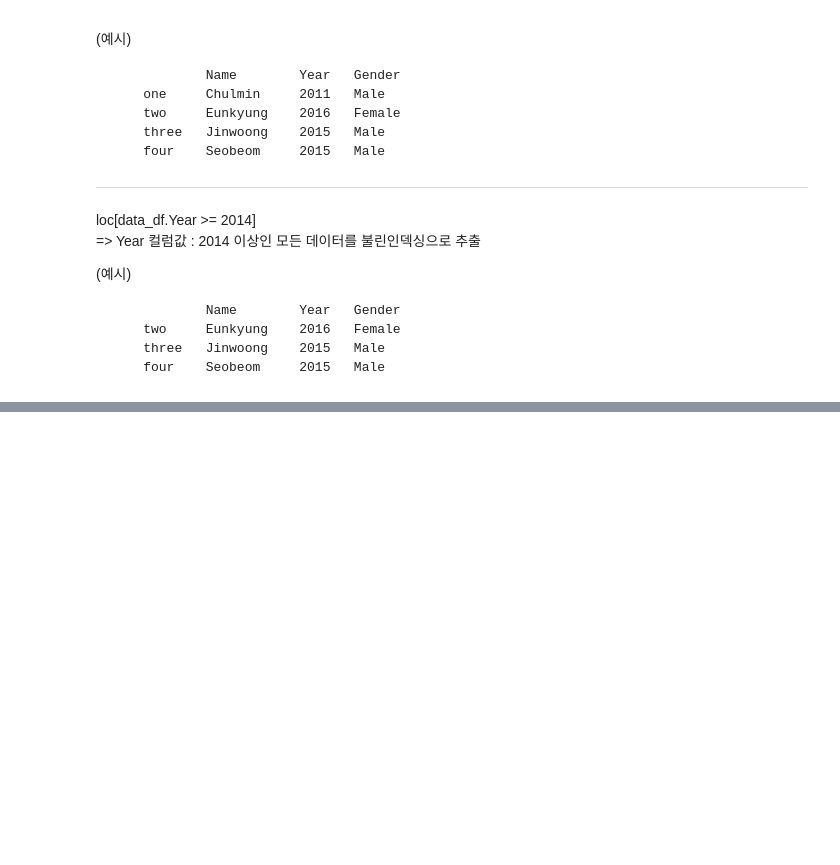
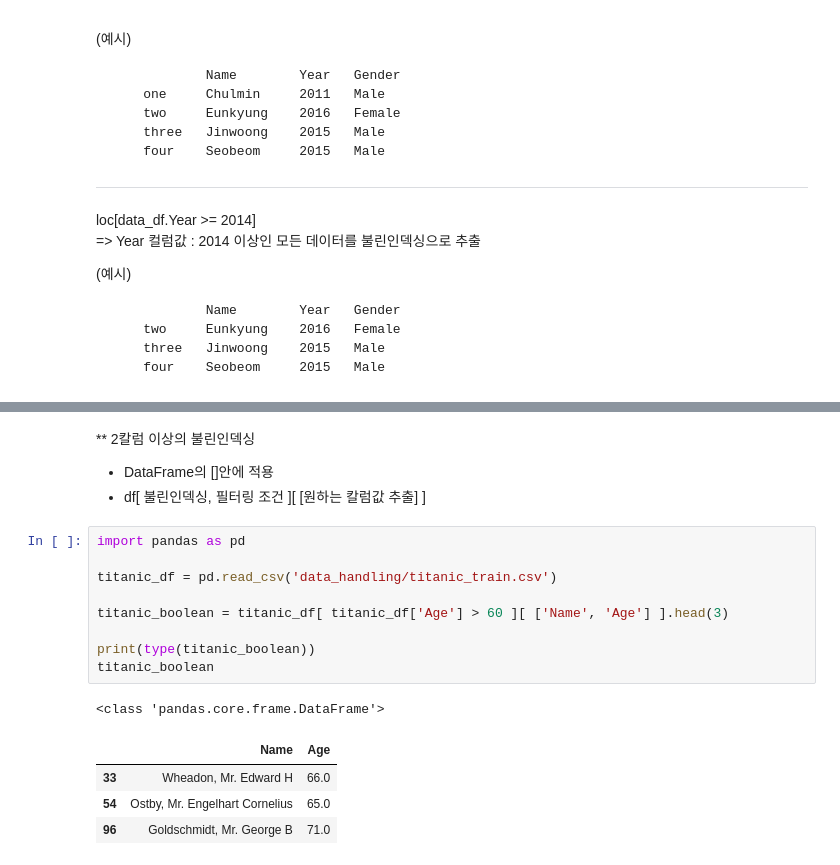
Before and after one commit to HyangheeNam/MachineLearning_Python_tutorial, a Jupyter notebook: 02.Pandas.ipynb, the cells around one changed output, grey strips where cells are left out. Drawn from its saved outputs; the diff is of its cells as text; blank space fills up the shorter version.

```diff
--- a/02.Pandas.ipynb
+++ b/02.Pandas.ipynb
@@ -1070,0 +1104,19 @@ loc[data_df.Year >= 2014]      <br>
+# %% [markdown]
+** 2칼럼 이상의 불린인덱싱
+- DataFrame의 []안에 적용
+- df[ 불린인덱싱, 필터링 조건 ][ [원하는 칼럼값 추출] ]
+# %%
+import pandas as pd
+
+titanic_df = pd.read_csv('data_handling/titanic_train.csv')
+
+titanic_boolean = titanic_df[ titanic_df['Age'] > 60 ][ ['Name', 'Age'] ].head(3)
+
+print(type(titanic_boolean))
+titanic_boolean
+# %% [output]
+<class 'pandas.core.frame.DataFrame'>
+|  | Name | Age |
+| 33 | Wheadon, Mr. Edward H | 66.0 |
+| 54 | Ostby, Mr. Engelhart Cornelius | 65.0 |
+| 96 | Goldschmidt, Mr. George B | 71.0 |
```
Also changed, not shown: parts of 7 cells of this notebook.
